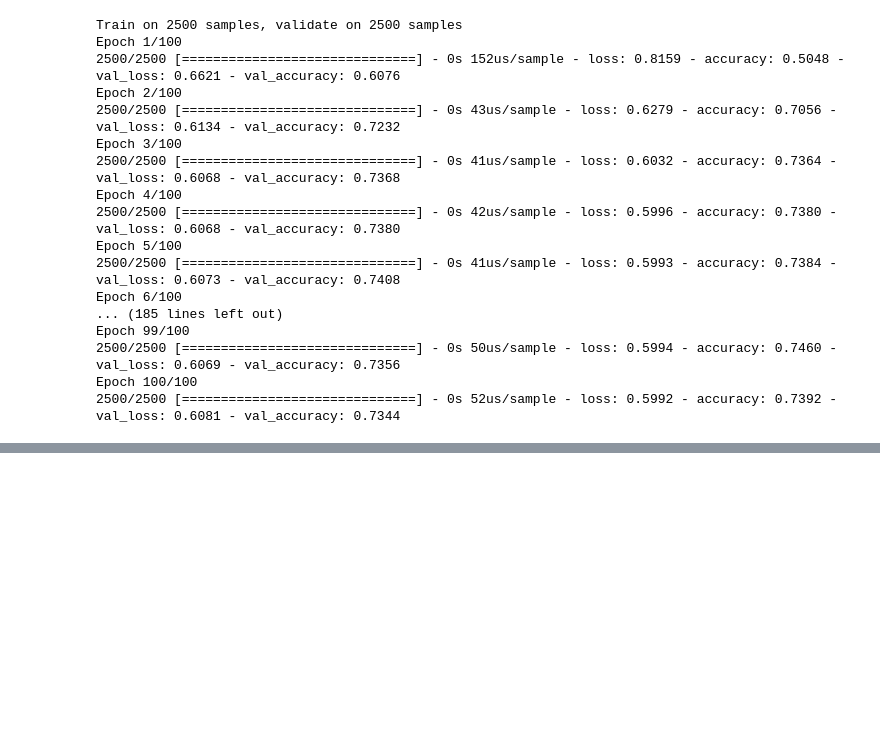
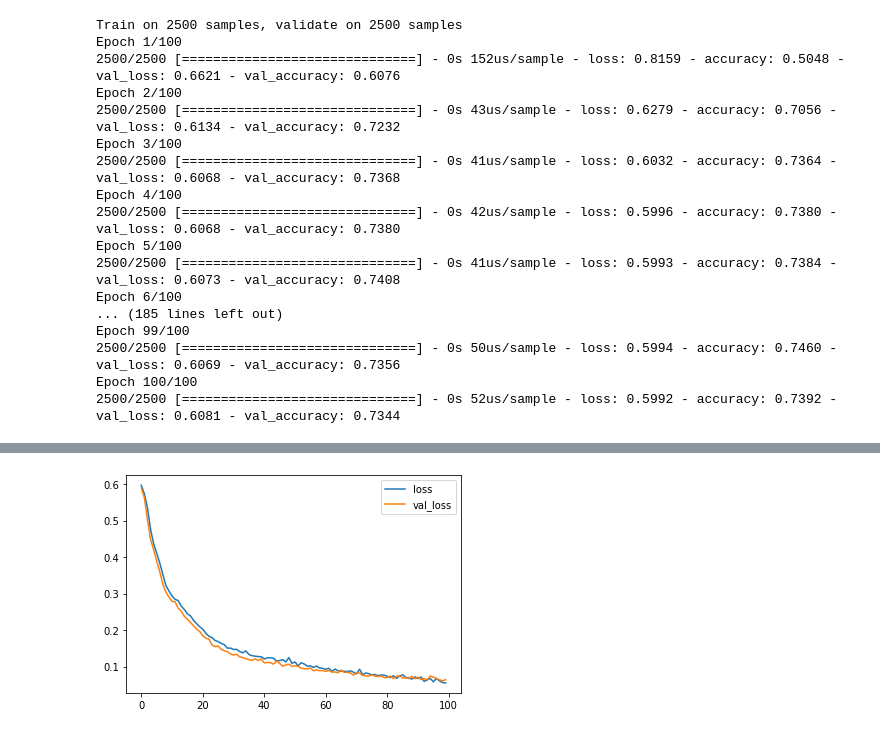
Before and after one commit to KarthikKothareddy/tf2, a Jupyter notebook: long_distance.ipynb, the cells around one changed output, grey strips where cells are left out. Cells and saved outputs as stored; diff of their text form; code cells hidden in the pictures; blank space fills up the shorter version.

```diff
--- a/long_distance.ipynb
+++ b/long_distance.ipynb
@@ -92,0 +109,22 @@ Epoch 100/100
+# %%
+inputs = np.expand_dims(X, -1)
+
+# make RNN
+_input = Input(shape=(T, D))
+x = SimpleRNN(5)(_input)
+x = Dense(1, activation="sigmoid")(x)
+
+model = Model(_input, x)
+# compile
+model.compile(
+    loss="binary_crossentropy",
+    optimizer=Adam(lr=0.01),
+    metrics=["accuracy"]
+)
+
+# train
+r = model.fit(
+    inputs, Y,
+    epochs=100,
+    validation_split=0.5
+)
@@ -92,0 +149,7 @@ Epoch 100/100
+# %%
+# plot loss per iteration
+plt.plot(r.history["loss"], label="loss")
+plt.plot(r.history["val_loss"], label="val_loss")
+plt.legend();
+# %% [output]
+[figure, added]
```
Also changed, not shown: parts of 18 cells of this notebook.
